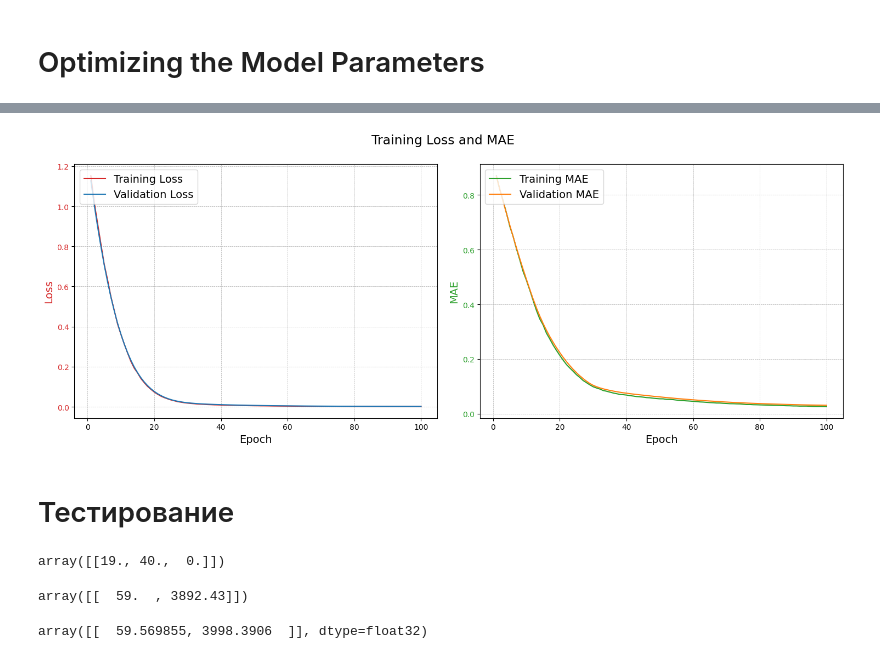
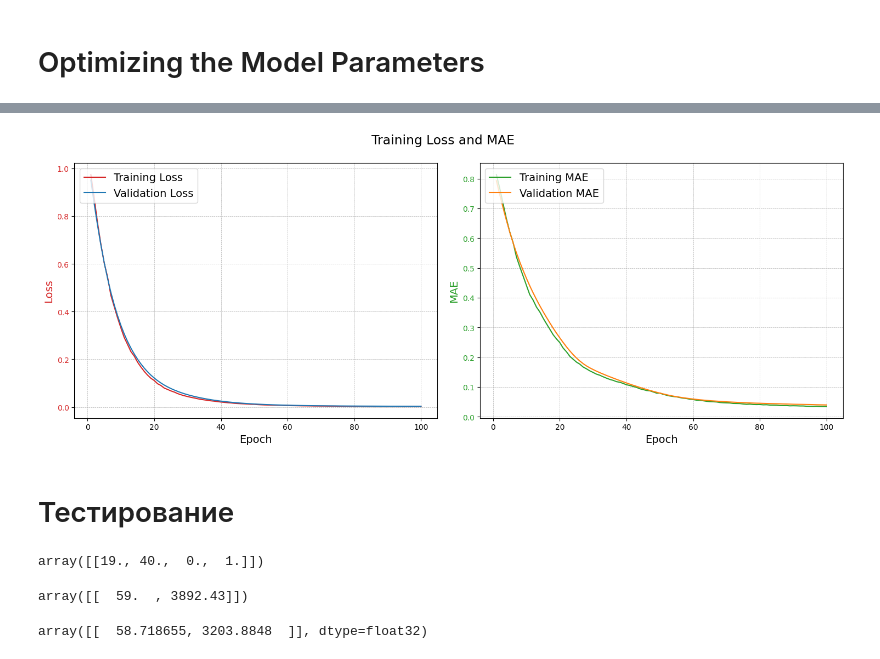
Before and after one commit to AntonSHBK/robot_parameters_analyse, a Jupyter notebook: new_metod.ipynb, the cells around one changed output, grey strips where cells are left out. Drawn from its saved outputs; the diff is of its cells as text; code cells hidden in the pictures.

```diff
--- a/new_metod.ipynb
+++ b/new_metod.ipynb
@@ -279,6 +281,8 @@ class Trainer:
         plt.suptitle('Training Loss and MAE')  # Добавляем общий заголовок для всей фигуры
         plt.tight_layout(rect=[0, 0.03, 1, 0.95])  # Настраиваем layout с учетом общего заголовка
         fig.tight_layout()  # Убедимся, что макет не нарушен
+        save_fig("MAE_metrics")  # extra code
+        save_fig('MAE_metrics')
         plt.show()
 
     def predict(self, inputs):
@@ -380,7 +384,7 @@ class TrainingManager:
         X_train, X_test, y_train, y_test = train_test_split(
             scaled_features,
             scaled_targets,
-            test_size=self.other_params.get('test_size', 0.3),
+            test_size=self.other_params.get('test_size', 0.8),
             random_state=self.other_params.get('seed', 30),
             shuffle=self.other_params.get('shuffle', False))
 
@@ -485,7 +489,7 @@ other_params = {
 # %%
 training_manager = TrainingManager(
     dataset=dataset,
-    features=['parameter1', 'parameter2', 'constraint1'],
+    features=['parameter1', 'parameter2', 'constraint1', 'constraint2'],
     targets=['criteria1', 'criteria2'],
     model_params=model_params,
     train_params=train_params,
@@ -507,4 +511,4 @@ Epoch 100, Loss: 0.0011, MAE: 0.0263, Val Loss: 0.0016, Val MAE: 0.0309
-[figure, old version]
+[figure, new version]
 # %% [markdown]
 # Тестирование
 # %%
@@ -513,7 +517,7 @@ feature, label = training_manager.test_dataset.get_features_targets([2])
 transform_feature = training_manager.scaler_features.inverse_transform(feature)
 transform_feature
 # %% [output]
-array([[19., 40.,  0.]])
+array([[19., 40.,  0.,  1.]])
 # %%
 inverse_label = training_manager.scaler_targets.inverse_transform(label)
 inverse_label
@@ -522,7 +526,7 @@ array([[  59.  , 3892.43]])
 # %%
 training_manager.predict(transform_feature)
 # %% [output]
-array([[  59.569855, 3998.3906  ]], dtype=float32)
+array([[  58.718655, 3203.8848  ]], dtype=float32)
 # %%
 training_manager.save()
 # %%
```
Also changed, not shown: parts of 4 cells of this notebook, 9 other files.
